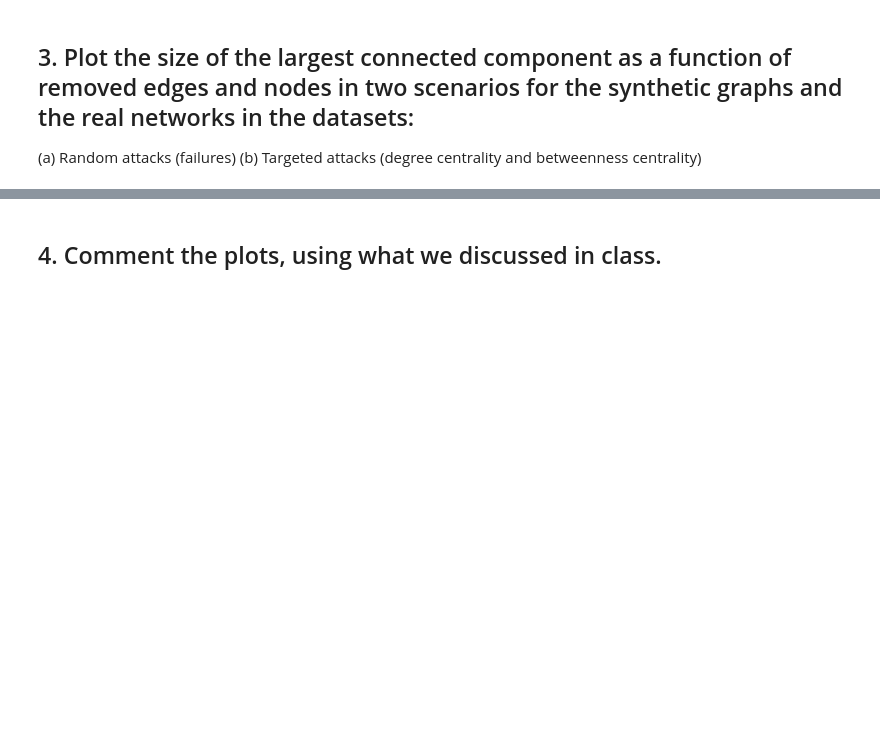
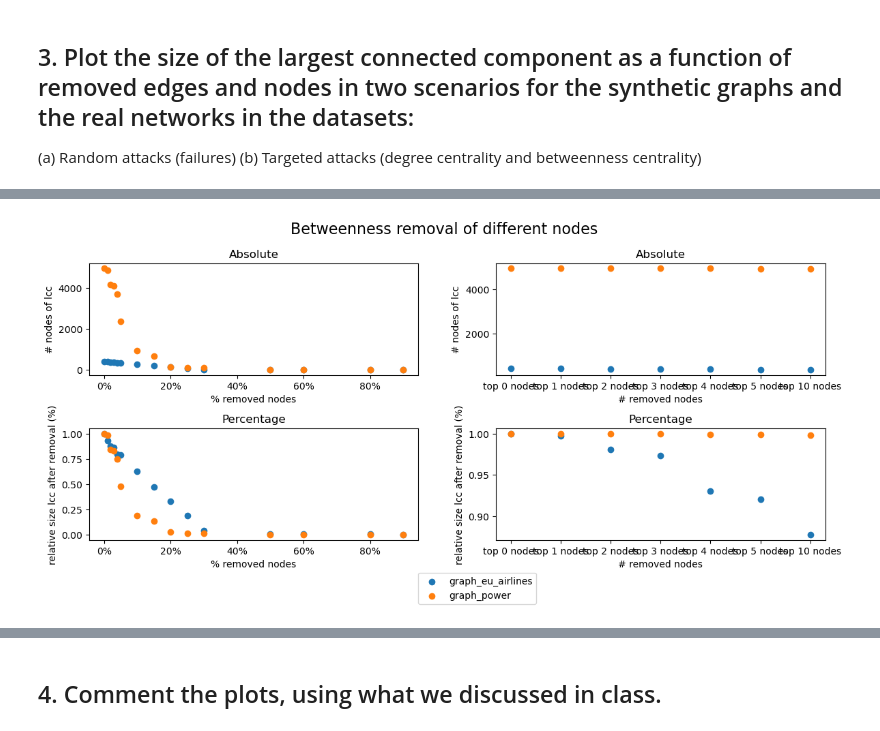
Before and after one commit to HuberNicolas/network-science-uzh, a Jupyter notebook: assignment-3/Assignment_03.ipynb, the cells around one changed output, grey strips where cells are left out. Drawn from its saved outputs; the diff is of its cells as text; code cells hidden in the pictures; blank space fills up the shorter version.

```diff
--- a/assignment-3/Assignment_03.ipynb
+++ b/assignment-3/Assignment_03.ipynb
@@ -625,0 +620,2 @@ Removed Nodes: 10
+# %%
+target_betweenness_centrality_removed_graphs = generate_target_betweenness_centrality_removed_graphs(graphs=graphs, percentages_to_be_removed=PERCENTAGES_TO_BE_REMOVED, top_n_to_be_removed=TOP_N_TO_BE_REMOVED)
@@ -772,2 +793,2 @@ plt.show()
 # %%
-plot_data_betweenness = {}
+plot_data_betweenness = generate_plot_data(target_betweenness_centrality_removed_graphs)
@@ -774,27 +812,0 @@ plot_data_betweenness = {}
-# %%
-for graph_name, cases in target_betweenness_centrality_removed_graphs.items():
-    print(f"Graph: {graph_name}")
-    plot_data_betweenness[graph_name]={
-        'percentage': {'x_percentages_removed': [], 'y_size_lcc': [], 'y_size_lcc_frac': []},
-        'absolute': {'x_absolute_removed': [], 'y_size_lcc': [], 'y_size_lcc_frac': []}
-    }
-
-    for case, data in cases.items():
-
-        graph = data['graph']
-        largest_cc = max(nx.connected_components(graph), key=len)
-        largest_connected_component = graph.subgraph(largest_cc)
-        size_largest_cc = len(largest_connected_component)
-
-        print(f"Case: {case}")
-        print(f"Size of largest connected component: {size_largest_cc}")
-        if '%' in str(case):
-            plot_data_betweenness[graph_name]['percentage']['x_percentages_removed'].append(int(str(case).replace('%', ''))/100)
-            plot_data_betweenness[graph_name]['percentage']['y_size_lcc'].append(size_largest_cc)
-            plot_data_betweenness[graph_name]['percentage']['y_size_lcc_frac'].append(size_largest_cc/plot_data_betweenness[graph_name]['percentage']['y_size_lcc'][0])
-        else:
-            plot_data_betweenness[graph_name]['absolute']['x_absolute_removed'].append(int(case))
-            plot_data_betweenness[graph_name]['absolute']['y_size_lcc'].append(size_largest_cc)
-            plot_data_betweenness[graph_name]['absolute']['y_size_lcc_frac'].append(size_largest_cc/plot_data_betweenness[graph_name]['absolute']['y_size_lcc'][0])
-        #print("Largest connected component:", largest_connected_component.nodes())
-        print()
@@ -875 +813,5 @@ plt.show()
+# %%
+plot_removed_data(plot_data_betweenness, 'Betweenness removal of different nodes')
+# %% [output]
+[figure, added]
 # %%
```
Also changed, not shown: parts of 22 cells of this notebook.
